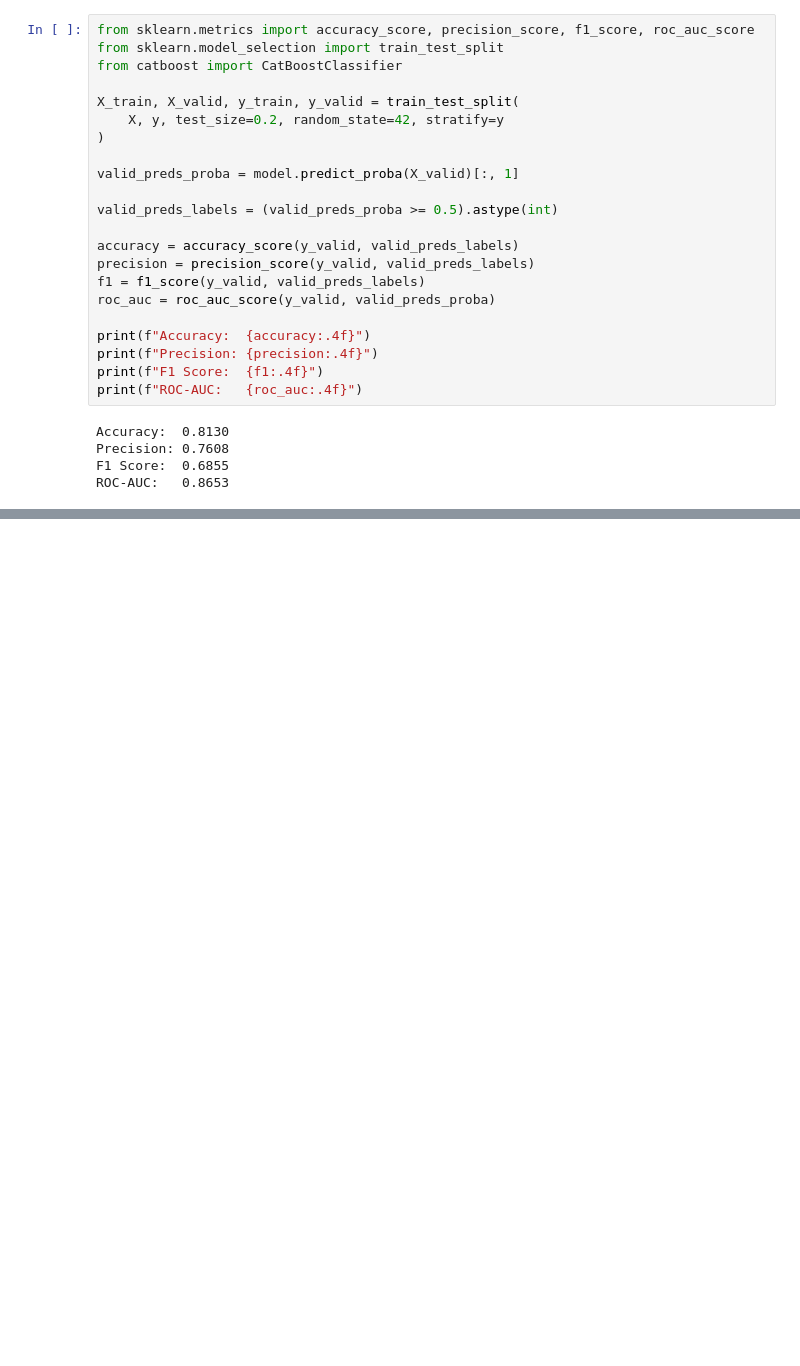
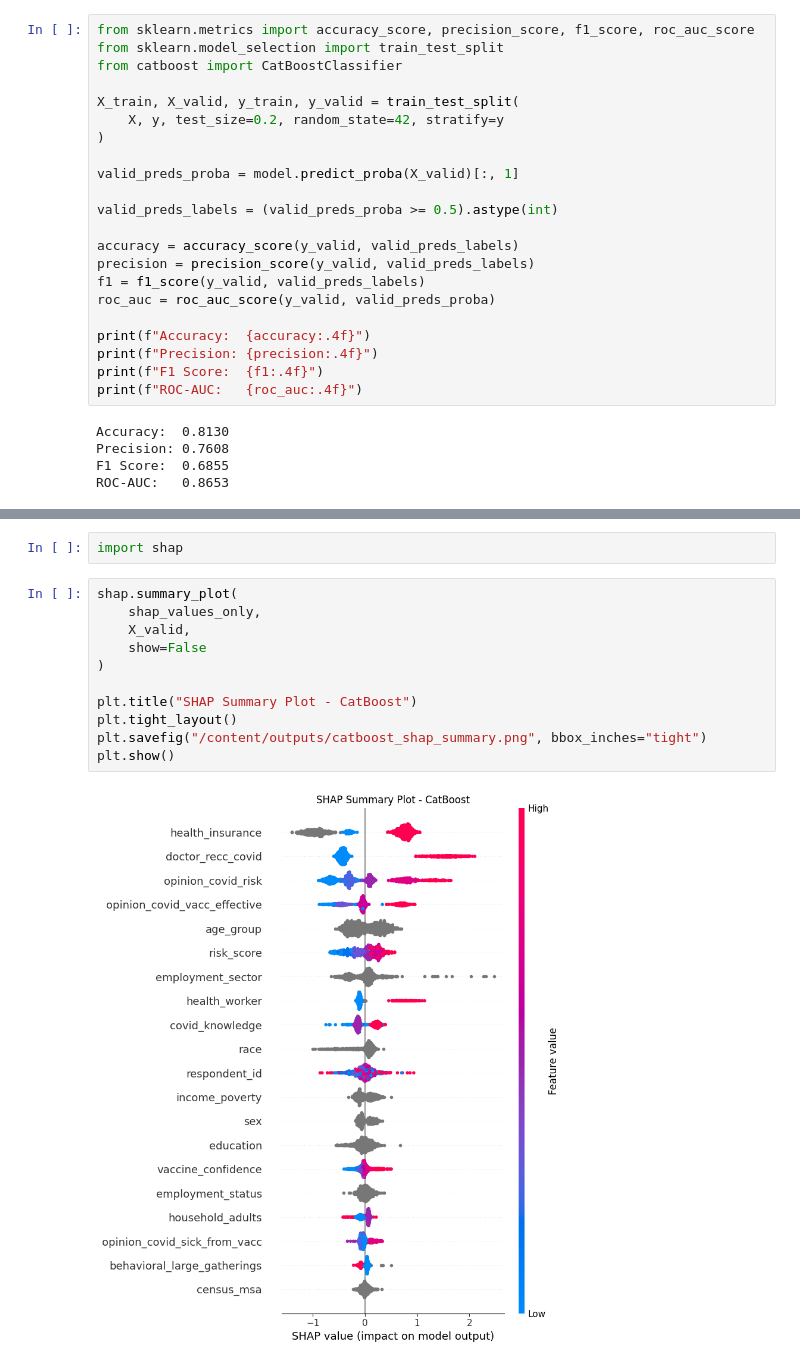
Before and after one commit to Research-Methods-hackathon/Hackathon_GroupV, a Jupyter notebook: models/Hackathon_Shanmukha_Karthik.ipynb, the cells around one changed output, grey strips where cells are left out. Drawn from its saved outputs; the diff is of its cells as text; blank space fills up the shorter version.

```diff
--- a/models/Hackathon_Shanmukha_Karthik.ipynb
+++ b/models/Hackathon_Shanmukha_Karthik.ipynb
@@ -359,0 +438,15 @@ ROC-AUC:   0.8653
+# %%
+import shap
+# %%
+shap.summary_plot(
+    shap_values_only,
+    X_valid,
+    show=False
+)
+
+plt.title("SHAP Summary Plot - CatBoost")
+plt.tight_layout()
+plt.savefig("/content/outputs/catboost_shap_summary.png", bbox_inches="tight")
+plt.show()
+# %% [output]
+[figure, added]
```
Also changed, not shown: parts of 16 cells of this notebook.
